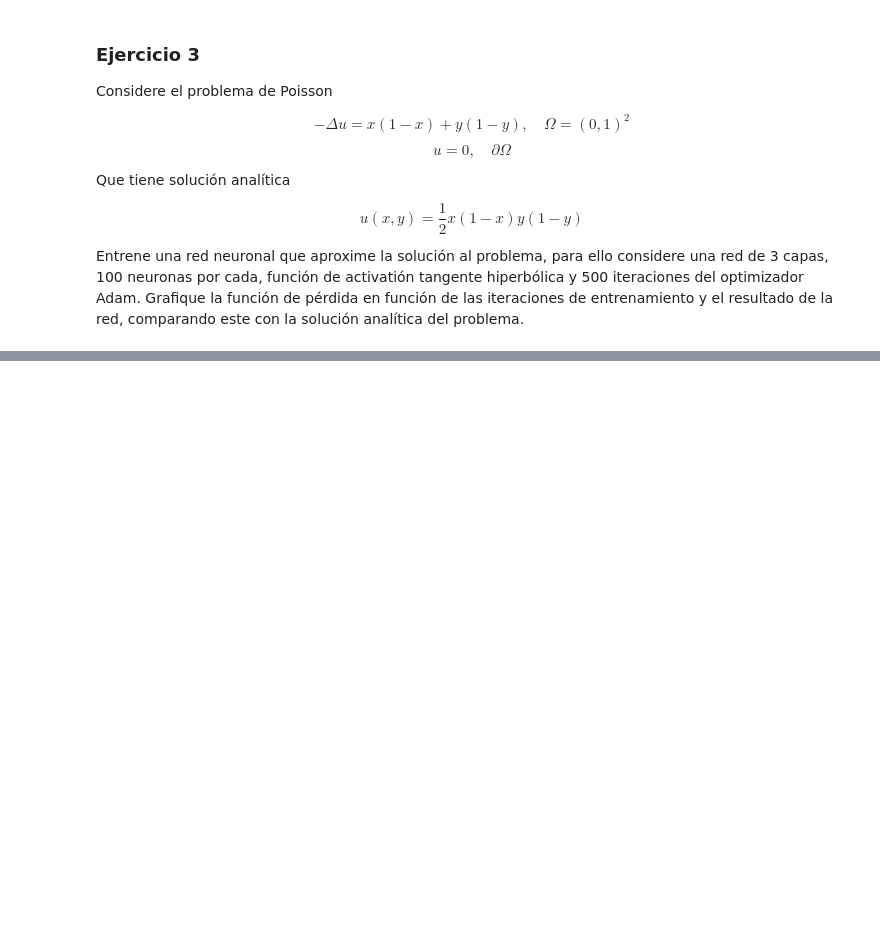
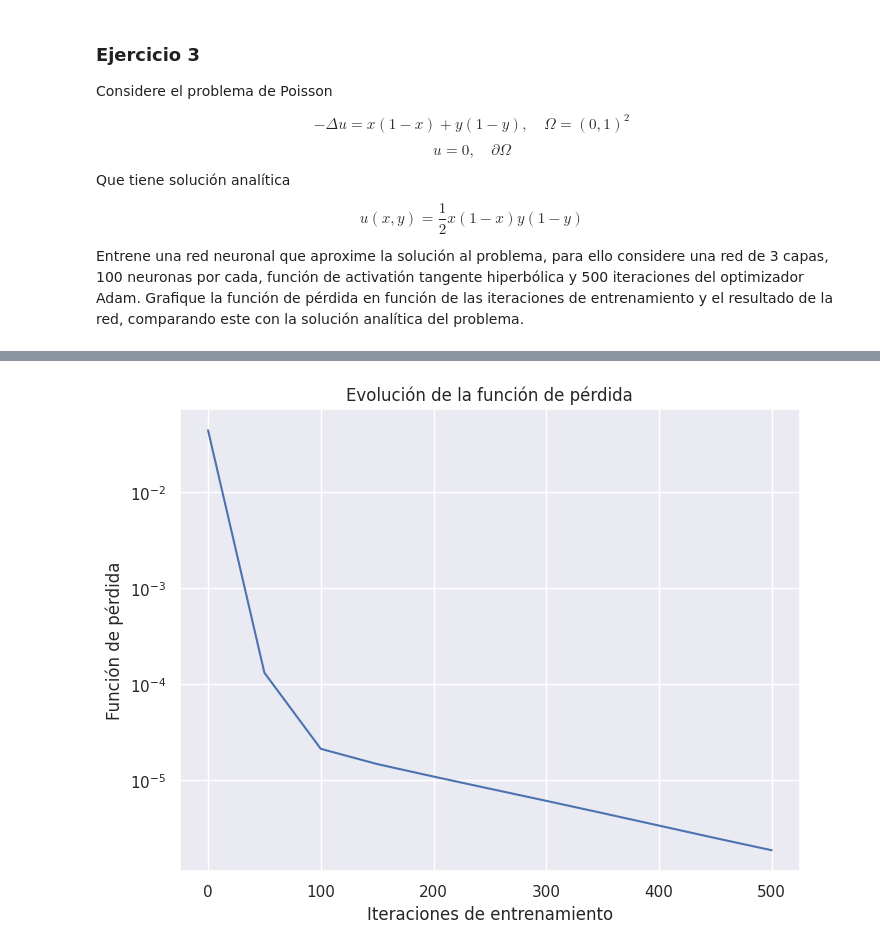
Before and after one commit to Miguel-Escobar/topicos-en-NN, a Jupyter notebook: Tarea1/MA5606_Tarea_1_Enunciado.ipynb, the cells around one changed output, grey strips where cells are left out. Saved outputs shown, nothing was run; the diff lists cells and outputs as text; code cells hidden in the pictures; blank space fills up the shorter version.

```diff
--- a/Tarea1/MA5606_Tarea_1_Enunciado.ipynb
+++ b/Tarea1/MA5606_Tarea_1_Enunciado.ipynb
@@ -261,0 +279,89 @@ Entrene una red neuronal que aproxime la solución al problema, para ello consid
+# %%
+def poisson(xy, u):
+    du_xx = dde.grad.hessian(u, xy, i=0, j=0)
+    du_yy = dde.grad.hessian(u, xy, i=1, j=1)
+    x = xy[:, 0:1]
+    y = xy[:, 1:2]
+    return -du_xx - du_yy - x*(1 - x) - y*(1 - y)
+
+def transform(xy, u):
+    x = xy[:, 0:1]
+    y = xy[:, 1:2]
+    return u*x*y*(1 - x)*(1 - y)
+# %%
+dim_input = 2
+dim_output = 1
+its = 500
+
+geom = dde.geometry.Rectangle([0, 0], [1, 1])
+
+bc = []
+
+data = dde.data.PDE(
+    geom,
+    poisson,
+    bc,
+    num_domain=400
+)
+
+wide, n_layers, activation = 100, 3, "tanh"
+
+net = dde.nn.FNN( # Tengo que entender esto mejor.
+    [dim_input] + [wide] * n_layers + [dim_output], activation, "Glorot uniform"
+)
+
+net.apply_output_transform(transform)
+
+# Creamos el modelo
+model = dde.Model(data, net)
+
+# Compilamos indicando el optimizador
+loss_weights = [1, weights]
+model.compile(
+    "adam",
+    lr=1e-3
+)
+
+losshistory, train_state = model.train(iterations=its, display_every=50)
+
+plt.figure(figsize=(8, 6))
+plt.plot(losshistory.steps, losshistory.loss_train)
+plt.yscale("log")
+plt.xlabel("Iteraciones de entrenamiento")
+plt.ylabel("Función de pérdida")
+plt.title("Evolución de la función de pérdida")
+plt.show()
+
+def u_exact(x, y):
+    return 0.5*x*y*(1 - x)*(1 - y)
+
+from mpl_toolkits.axes_grid1 import make_axes_locatable
+
+x0, xf, y0, yf = 0, 1, 0, 1
+Nx, Ny = 100, 100
+x, y = np.linspace(x0, xf, Nx), np.linspace(y0, yf, Ny)
+
+arrays = [np.vstack((x,np.ones(Nx)*y[i])) for i in range(Ny)]
+X_ = np.hstack(arrays)
+u = model.predict(X_.T)
+
+X, Y = np.meshgrid(x, y)
+
+U_exact = u_exact(X, Y)
+
+fig, ax = plt.subplots(1, 2, figsize=(14, 6))
+
+c1 = ax[0].contourf(X, Y, u.reshape((Nx, Ny)))
+
+divider = make_axes_locatable(ax[0])
+cax = divider.append_axes('right', size='3%', pad=0.02)
+fig.colorbar(c1, cax=cax, orientation='vertical')
+
+c2 = ax[1].contourf(X, Y, U_exact)
+
+divider = make_axes_locatable(ax[1])
+cax = divider.append_axes('right', size='3%', pad=0.02)
+fig.colorbar(c2, cax=cax, orientation='vertical')
+
+plt.show()
+# %% [output]
@@ -261,0 +385 @@ Entrene una red neuronal que aproxime la solución al problema, para ello consid
+[figure, added]
```
Also changed, not shown: parts of 8 cells of this notebook, 1 other file.
